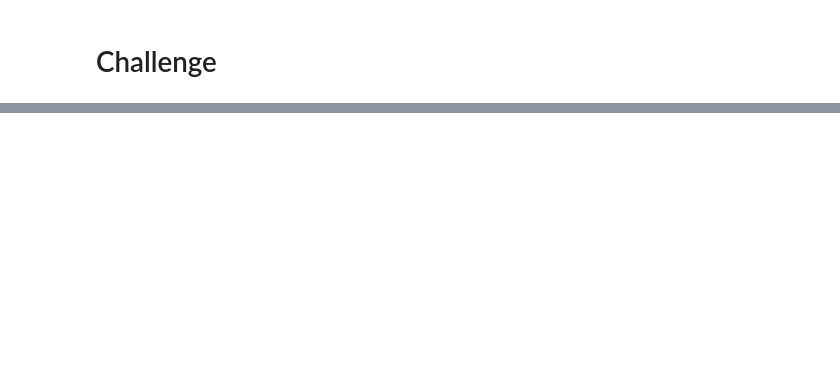
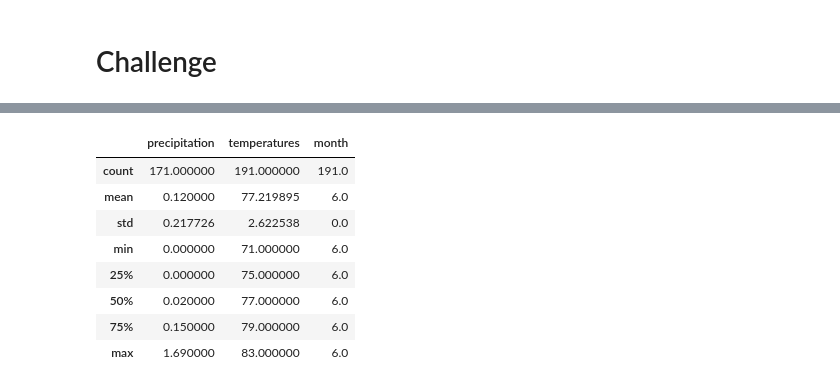
Before and after one commit to lskerrett/surfs_up, a Jupyter notebook: climate_analysis.ipynb, the cells around one changed output, grey strips where cells are left out. Drawn from its saved outputs; the diff is of its cells as text; code cells hidden in the pictures; blank space fills up the shorter version.

```diff
--- a/climate_analysis.ipynb
+++ b/climate_analysis.ipynb
@@ -128,2 +144,19 @@ plt.tight_layout()
 # %% [markdown]
 # Challenge
+# %%
+# Perform a query to retrieve precipitation and temperatures and save it to a df
+results =[]
+results = session.query(Measurement.date, Measurement.prcp, Measurement.tobs).filter(Measurement.date>= prev_year)
+# Save the query results as a Pandas DataFrame and set the index to the date column
+df =pd.DataFrame(results, columns=['date','precipitation', 'temperatures'])
+# %%
+#Create a month column
+## convert date to date time format
+df["date"] = pd.to_datetime(df["date"])
+## extract months
+df["date"].dt.month
+df["month"] = df["date"].dt.month
+df.set_index(df['month'], inplace=True)
+# Sort the dataframe by date
+df = df.sort_index()
+list(df)
@@ -129,0 +175,13 @@ plt.tight_layout()
+# %%
+#Identify key statistical data in June across all of the stations and years using the describe() function.
+df.loc[df['month'] == 6].describe()
+# %% [output]
+|  | precipitation | temperatures | month |
+| count | 171.000000 | 191.000000 | 191.0 |
+| mean | 0.120000 | 77.219895 | 6.0 |
+| std | 0.217726 | 2.622538 | 0.0 |
+| min | 0.000000 | 71.000000 | 6.0 |
+| 25% | 0.000000 | 75.000000 | 6.0 |
+| 50% | 0.020000 | 77.000000 | 6.0 |
+| 75% | 0.150000 | 79.000000 | 6.0 |
+| max | 1.690000 | 83.000000 | 6.0 |
```
Also changed, not shown: parts of 4 cells of this notebook.
